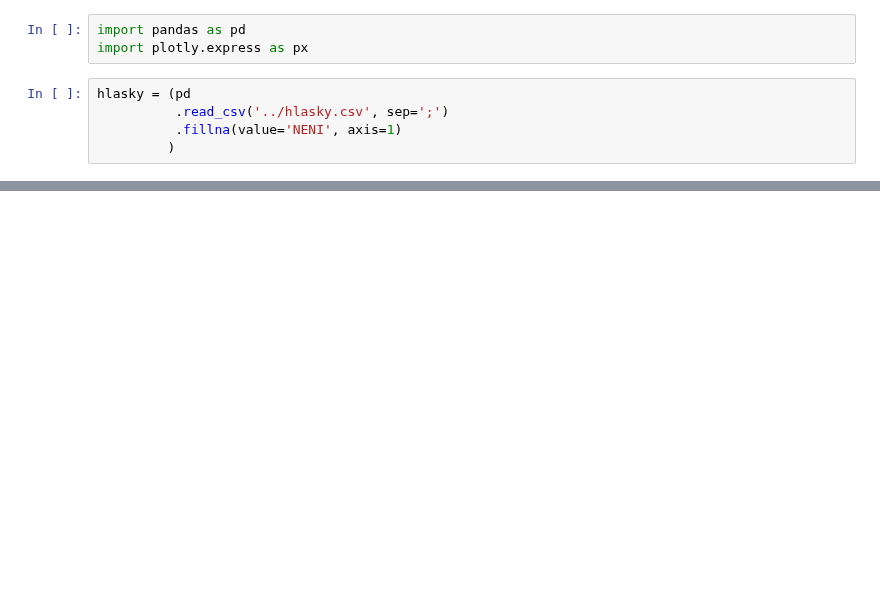
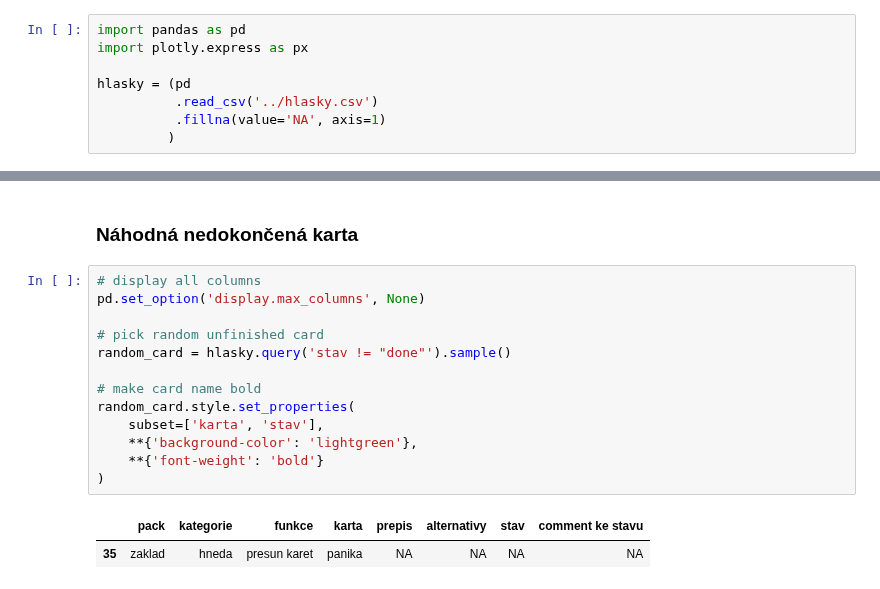
Before and after one commit to jankounchained/cimrman-bang, a Jupyter notebook: src/vizualizace.ipynb, the cells around one changed output, grey strips where cells are left out. Saved outputs shown, nothing was run; the diff lists cells and outputs as text; blank space fills up the shorter version.

```diff
--- a/src/vizualizace.ipynb
+++ b/src/vizualizace.ipynb
@@ -6,8 +1,8 @@ Vizualizace:
 # %%
 import pandas as pd
 import plotly.express as px
+
+hlasky = (pd
+          .read_csv('../hlasky.csv')
+          .fillna(value='NA', axis=1)
+         )
-# %%
-hlasky = (pd
-          .read_csv('../hlasky.csv', sep=';')
-          .fillna(value='NENI', axis=1)
-         )
@@ -45,0 +64,18 @@ px.bar(
+# %% [markdown]
+### Náhodná nedokončená karta
+# %%
+# display all columns
+pd.set_option('display.max_columns', None)
+
+# pick random unfinished card
+random_card = hlasky.query('stav != "done"').sample()
+
+# make card name bold
+random_card.style.set_properties(
+    subset=['karta', 'stav'],
+    **{'background-color': 'lightgreen'},
+    **{'font-weight': 'bold'}
+)
+# %% [output]
+|  | pack | kategorie | funkce | karta | prepis | alternativy | stav | comment ke stavu |
+| 35 | zaklad | hneda | presun karet | panika | NA | NA | NA | NA |
```
Also changed, not shown: parts of 7 cells of this notebook, 2 other files.
